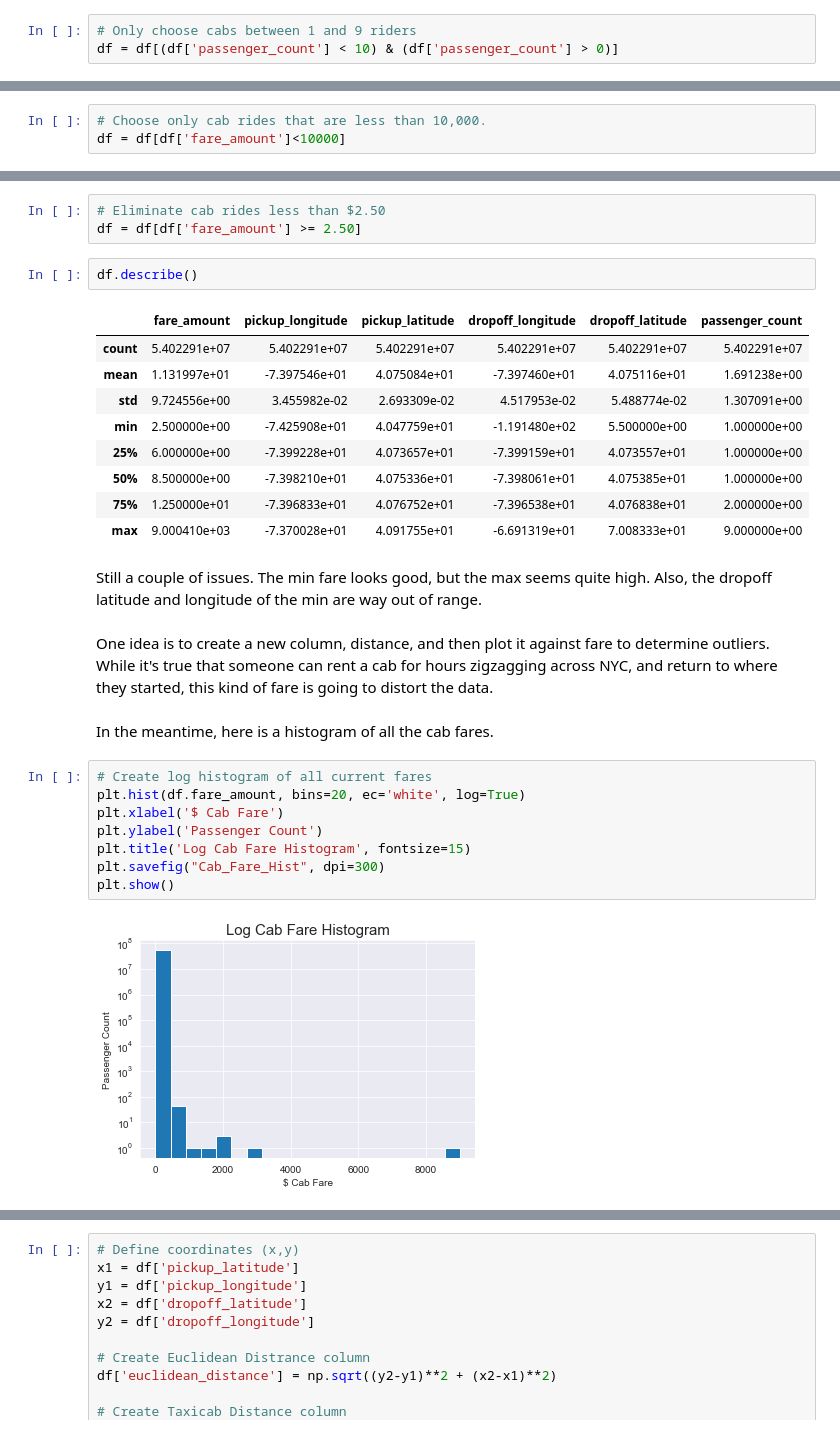
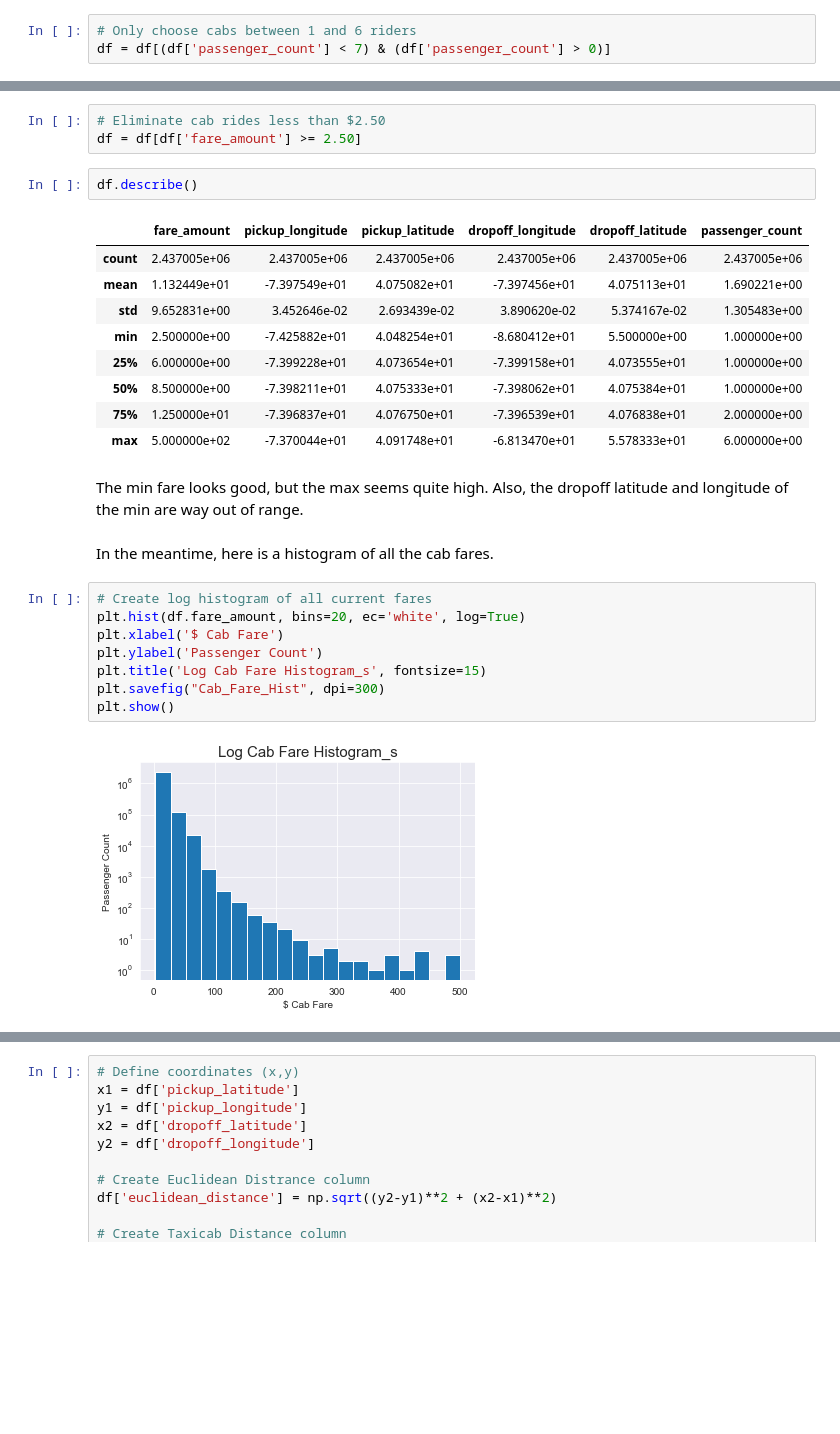
Before and after one commit to coreyjwade/NYC_Cab_Fare, a Jupyter notebook: NYC_Data_Wrangling.ipynb, the cells around one changed output, grey strips where cells are left out. Drawn from its saved outputs; the diff is of its cells as text; blank space fills up the shorter version.

```diff
--- a/NYC_Data_Wrangling.ipynb
+++ b/NYC_Data_Wrangling.ipynb
@@ -183,6 +203,6 @@ There still appear to be anomalies. There should not be 208 passengers in a taxi
 # %%
-# Only choose cabs between 1 and 9 riders
-df = df[(df['passenger_count'] < 10) & (df['passenger_count'] > 0)]
+# Only choose cabs between 1 and 6 riders
+df = df[(df['passenger_count'] < 7) & (df['passenger_count'] > 0)]
 # %%
 df.describe()
 # %% [output]
@@ -207,6 +225,3 @@ df[df['fare_amount']>=10000]
 # %% [markdown]
 It is possible that people are going to California and back, but even so, this messes with the data. We are presuming that the dropoff is the goal destination, but this won't always be the case.
-# %%
-# Choose only cab rides that are less than 10,000.
-df = df[df['fare_amount']<10000]
 # %% [markdown]
@@ -240,29 +257,27 @@ df = df[df['fare_amount'] >= 2.50]
 df.describe()
 # %% [output]
 |  | fare_amount | pickup_longitude | pickup_latitude | dropoff_longitude | dropoff_latitude | passenger_count |
-| count | 5.402291e+07 | 5.402291e+07 | 5.402291e+07 | 5.402291e+07 | 5.402291e+07 | 5.402291e+07 |
-| mean | 1.131997e+01 | -7.397546e+01 | 4.075084e+01 | -7.397460e+01 | 4.075116e+01 | 1.691238e+00 |
-| std | 9.724556e+00 | 3.455982e-02 | 2.693309e-02 | 4.517953e-02 | 5.488774e-02 | 1.307091e+00 |
-| min | 2.500000e+00 | -7.425908e+01 | 4.047759e+01 | -1.191480e+02 | 5.500000e+00 | 1.000000e+00 |
-| 25% | 6.000000e+00 | -7.399228e+01 | 4.073657e+01 | -7.399159e+01 | 4.073557e+01 | 1.000000e+00 |
-| 50% | 8.500000e+00 | -7.398210e+01 | 4.075336e+01 | -7.398061e+01 | 4.075385e+01 | 1.000000e+00 |
-| 75% | 1.250000e+01 | -7.396833e+01 | 4.076752e+01 | -7.396538e+01 | 4.076838e+01 | 2.000000e+00 |
-| max | 9.000410e+03 | -7.370028e+01 | 4.091755e+01 | -6.691319e+01 | 7.008333e+01 | 9.000000e+00 |
+| count | 2.437005e+06 | 2.437005e+06 | 2.437005e+06 | 2.437005e+06 | 2.437005e+06 | 2.437005e+06 |
+| mean | 1.132449e+01 | -7.397549e+01 | 4.075082e+01 | -7.397456e+01 | 4.075113e+01 | 1.690221e+00 |
+| std | 9.652831e+00 | 3.452646e-02 | 2.693439e-02 | 3.890620e-02 | 5.374167e-02 | 1.305483e+00 |
+| min | 2.500000e+00 | -7.425882e+01 | 4.048254e+01 | -8.680412e+01 | 5.500000e+00 | 1.000000e+00 |
+| 25% | 6.000000e+00 | -7.399228e+01 | 4.073654e+01 | -7.399158e+01 | 4.073555e+01 | 1.000000e+00 |
+| 50% | 8.500000e+00 | -7.398211e+01 | 4.075333e+01 | -7.398062e+01 | 4.075384e+01 | 1.000000e+00 |
+| 75% | 1.250000e+01 | -7.396837e+01 | 4.076750e+01 | -7.396539e+01 | 4.076838e+01 | 2.000000e+00 |
+| max | 5.000000e+02 | -7.370044e+01 | 4.091748e+01 | -6.813470e+01 | 5.578333e+01 | 6.000000e+00 |
 # %% [markdown]
-Still a couple of issues. The min fare looks good, but the max seems quite high. Also, the dropoff latitude and longitude of the min are way out of range.
+The min fare looks good, but the max seems quite high. Also, the dropoff latitude and longitude of the min are way out of range.
-# %% [markdown]
-One idea is to create a new column, distance, and then plot it against fare to determine outliers. While it's true that someone can rent a cab for hours zigzagging across NYC, and return to where they started, this kind of fare is going to distort the data.
 # %% [markdown]
 In the meantime, here is a histogram of all the cab fares.
 # %%
 # Create log histogram of all current fares
 plt.hist(df.fare_amount, bins=20, ec='white', log=True)
 plt.xlabel('$ Cab Fare')
 plt.ylabel('Passenger Count')
-plt.title('Log Cab Fare Histogram', fontsize=15)
+plt.title('Log Cab Fare Histogram_s', fontsize=15)
 plt.savefig("Cab_Fare_Hist", dpi=300)
 plt.show()
 # %% [output]
-[figure, old version]
+[figure, new version]
 # %%
 # Save file before adding new columns
```
Also changed, not shown: parts of 81 cells of this notebook.
